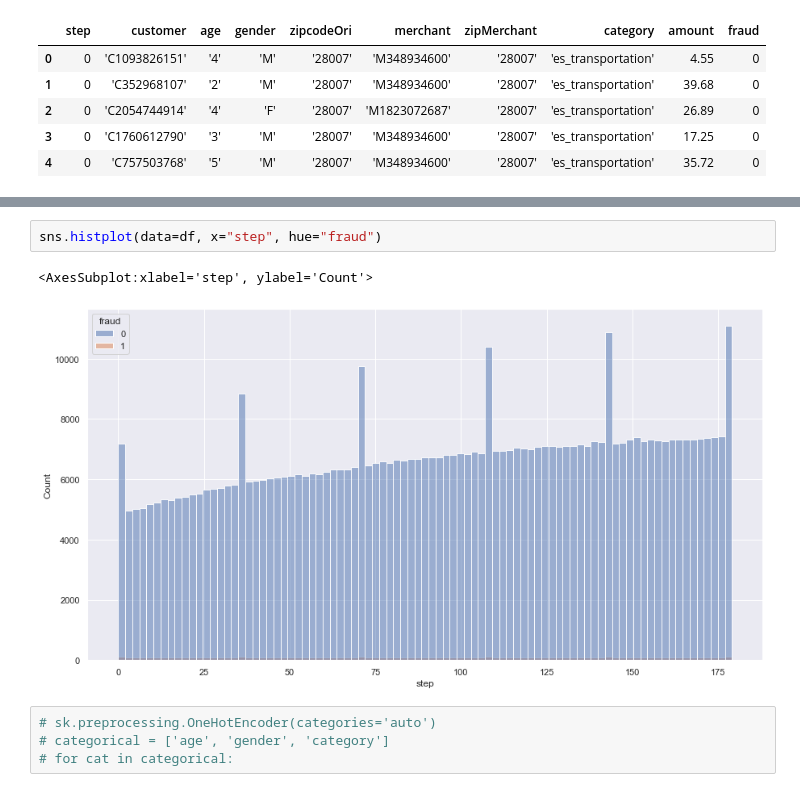
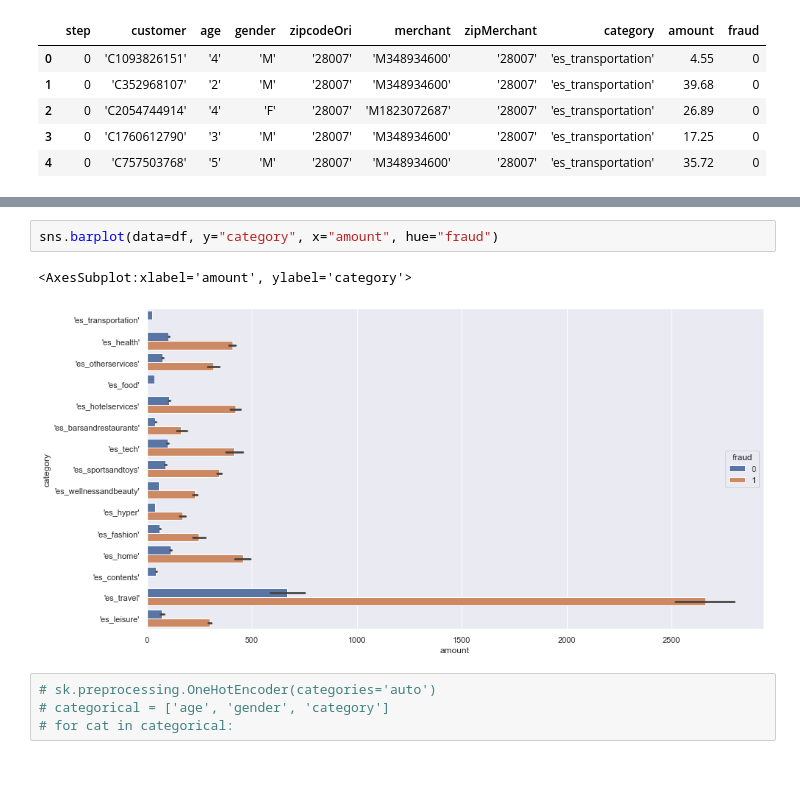
Before and after one commit to IanMMuldoon/FinFraud, a Jupyter notebook: eda.ipynb, the cells around one changed output, grey strips where cells are left out. Cells and saved outputs as stored; diff of their text form.

```diff
--- a/eda.ipynb
+++ b/eda.ipynb
@@ -41,8 +66,8 @@ sns.histplot(data=df, x="category", hue="fraud")
 # %%
-sns.histplot(data=df, x="step", hue="fraud")
+sns.barplot(data=df, y="category", x="amount", hue="fraud")
 # %% [output]
-<AxesSubplot:xlabel='step', ylabel='Count'>
+<AxesSubplot:xlabel='amount', ylabel='category'>
-[figure, old version]
+[figure, new version]
 # %%
 # sk.preprocessing.OneHotEncoder(categories='auto')
 # categorical = ['age', 'gender', 'category']
```
Also changed, not shown: parts of 17 cells of this notebook.
